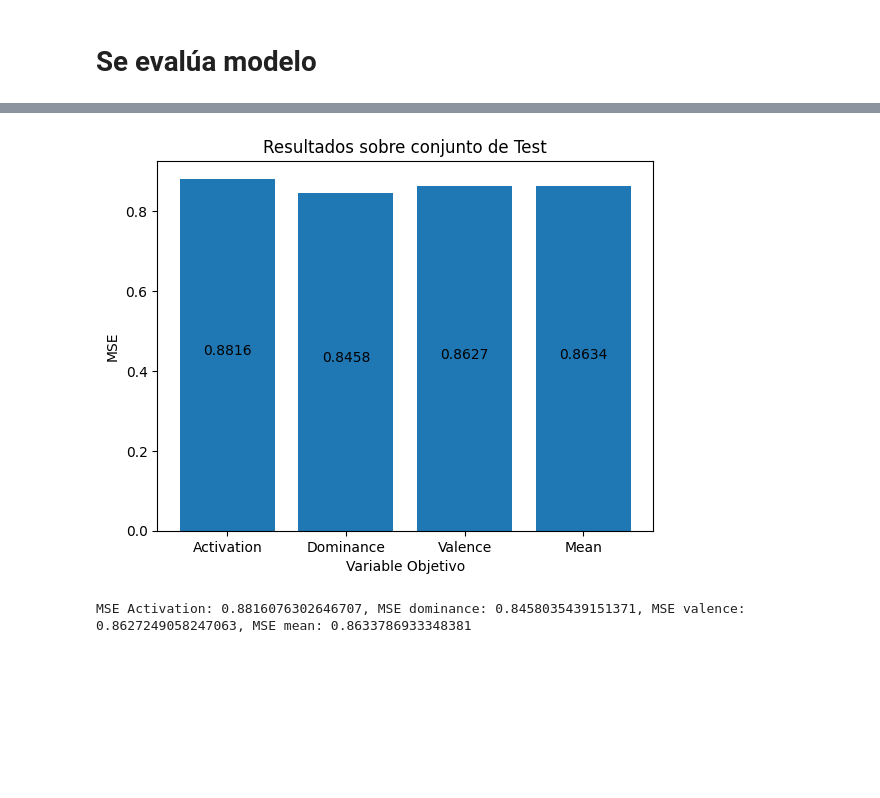
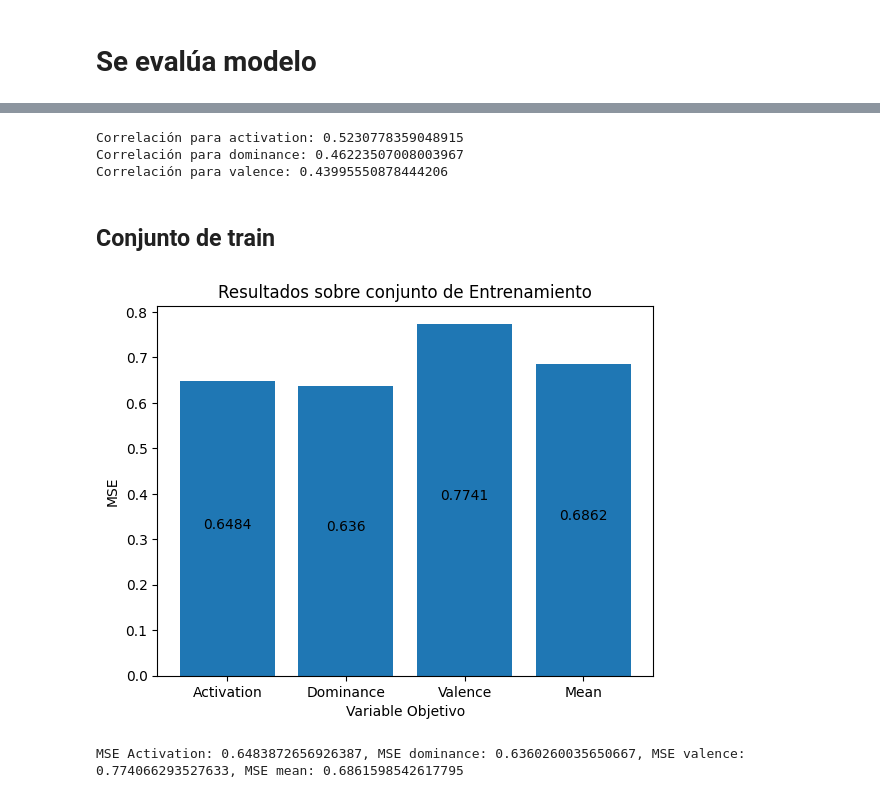
Before and after one commit to sbstnvsqz0/EL7060, a Jupyter notebook: T3/demo.ipynb, the cells around one changed output, grey strips where cells are left out. Drawn from its saved outputs; the diff is of its cells as text; code cells hidden in the pictures; blank space fills up the shorter version.

Commit message:
Mejores resultados

```diff
--- a/T3/demo.ipynb
+++ b/T3/demo.ipynb
@@ -15,7 +15,7 @@ preprocessing = Preprocessing(frame_size=FRAME_SIZE,
                   n_mfcc=N_MFCC,
                   samplerate=SAMPLERATE)
 # %%
-model = EngineRNN(input_size = N_MFCC+2,
+model = EngineRNN(input_size = N_MFCC+N_MELS+2+12,
                          hidden_size = 64,
                          num_rnn_layers = 3,
                          num_mlp_layers = 2,
@@ -26,10 +26,10 @@ model = EngineRNN(input_size = N_MFCC+2,
                          preprocessing = preprocessing)
 # %%
 %%capture
-model.train(epochs=100,patience=20,delta=1e-4,name="bi_gru_def")
+model.train(epochs=20,patience=5,delta=1e-4,name="modelo")
 # %% [markdown]
 # Se carga modelo
 # %%
-model.load_model("bi_gru_def.pth")
+model.load_model("modelo.pth")
 # %% [markdown]
 # Se evalúa modelo
@@ -41,5 +95,19 @@ MSE Activation: 0.6827809045565393, MSE dominance: 0.6395399505323562, MSE valen
+# %%
+from scipy.stats import pearsonr
+corr_activation = pearsonr(a["activation"],b["activation"]).statistic
+corr_dominance = pearsonr(a["dominance"],b["dominance"]).statistic
+corr_valence = pearsonr(a["valence"],b["valence"]).statistic
+print(f"Correlación para activation: {corr_activation}")
+print(f"Correlación para dominance: {corr_dominance}")
+print(f"Correlación para valence: {corr_valence}")
+# %% [output]
+Correlación para activation: 0.5230778359048915
+Correlación para dominance: 0.46223507008003967
+Correlación para valence: 0.43995550878444206
+# %% [markdown]
+## Conjunto de train
 # %%
-model.evaluate(DataLoader(PodcastDataset(dir="test",preprocessing = preprocessing),batch_size=1,shuffle=False),"Resultados sobre conjunto de Test")
+a,b = model.evaluate(DataLoader(PodcastDataset(dir="train",preprocessing = preprocessing),batch_size=1,shuffle=False),"Resultados sobre conjunto de Entrenamiento",return_outputs=True)
 # %% [output]
-[figure, old version]
+[figure, new version]
-MSE Activation: 0.8816076302646707, MSE dominance: 0.8458035439151371, MSE valence: 0.8627249058247063, MSE mean: 0.8633786933348381
+MSE Activation: 0.6483872656926387, MSE dominance: 0.6360260035650667, MSE valence: 0.774066293527633, MSE mean: 0.6861598542617795
```
Also changed, not shown: parts of 12 cells of this notebook, 7 other files.
